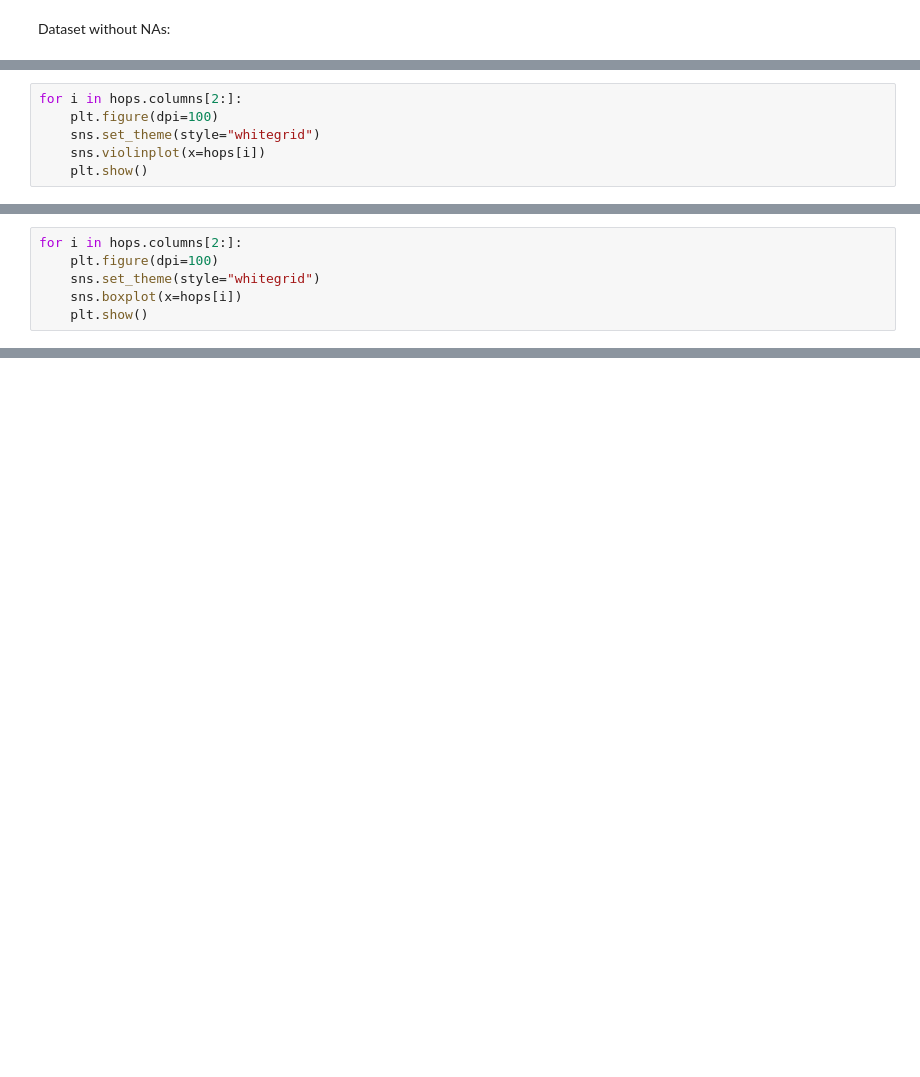
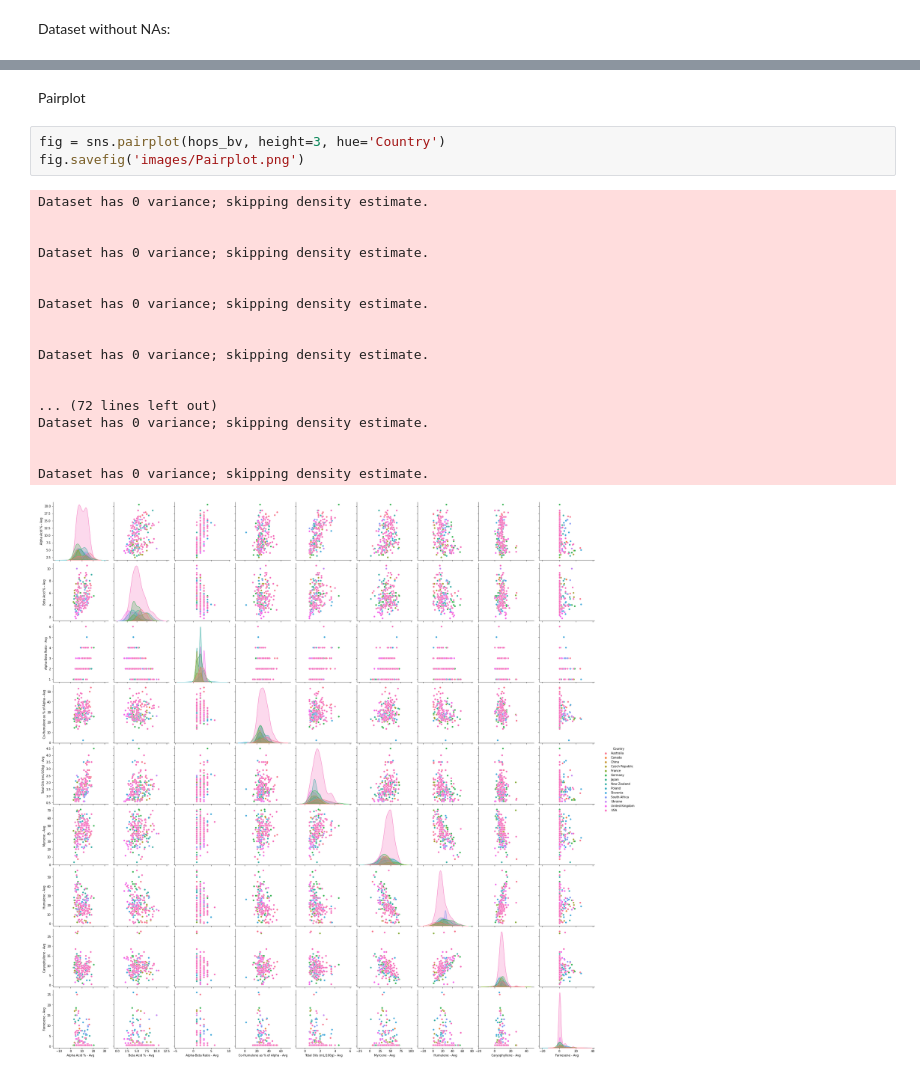
Before and after one commit to rc-9/Beer_Hops_Analysis, a Jupyter notebook: Visuals_Tomer.ipynb, the cells around one changed output, grey strips where cells are left out. Cells and saved outputs as stored; diff of their text form; blank space fills up the shorter version.

Commit message:
Polished up and updated visuals

```diff
--- a/Visuals_Tomer.ipynb
+++ b/Visuals_Tomer.ipynb
@@ -59,6 +160,0 @@ hops
-# %%
-for i in hops.columns[2:]:
-    plt.figure(dpi=100)
-    sns.set_theme(style="whitegrid")
-    sns.violinplot(x=hops[i])
-    plt.show()
@@ -74,6 +160,0 @@ for i in hops.columns[2:]:
-# %%
-for i in hops.columns[2:]:
-    plt.figure(dpi=100)
-    sns.set_theme(style="whitegrid")
-    sns.boxplot(x=hops[i])
-    plt.show()
@@ -205,0 +194,24 @@ for bar, angle, height, label, name in zip(bars, angles, heights, hops['Myrcene
+# %% [markdown]
+Pairplot
+# %%
+fig = sns.pairplot(hops_bv, height=3, hue='Country')
+fig.savefig('images/Pairplot.png')
+# %% [output]
+Dataset has 0 variance; skipping density estimate.
+
+
+Dataset has 0 variance; skipping density estimate.
+
+
+Dataset has 0 variance; skipping density estimate.
+
+
+Dataset has 0 variance; skipping density estimate.
+
+
+... (72 lines left out)
+Dataset has 0 variance; skipping density estimate.
+
+
+Dataset has 0 variance; skipping density estimate.
+[figure, added]
```
Also changed, not shown: parts of 50 cells of this notebook.
